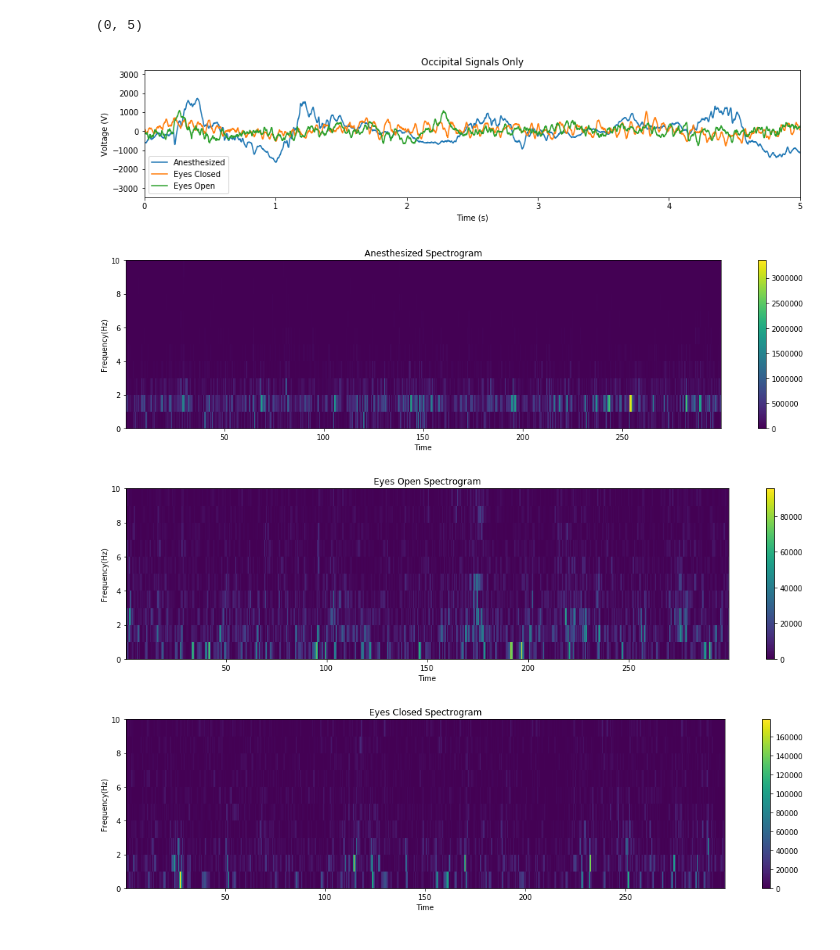
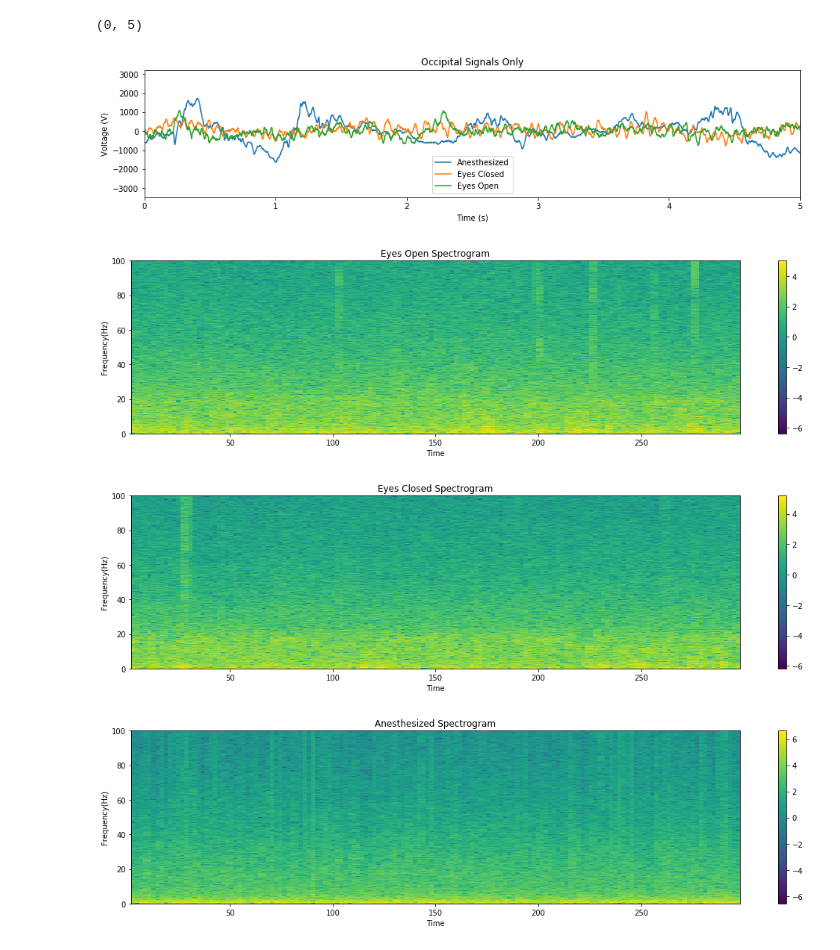
Before and after one commit to ajkeamy/Monkey_Analysis, a Jupyter notebook: Final_Project.ipynb, the cells around one changed output. Drawn from its saved outputs; the diff is of its cells as text; code cells hidden in the pictures.

```diff
--- a/Final_Project.ipynb
+++ b/Final_Project.ipynb
@@ -27,19 +83,0 @@ data
-# %%
-def plot_spectrogram(spg, t, f, freq_lims=[0,100], plot_db=False):
-    """
-    Utility function for plotting the spectrogram for you.
-
-    spg: spectrogram, 2D real-numbered array, dimensions are [frequency x time]
-    t: time axis of spectrogram
-    f: frequency axis of spectrogram
-    freq_lims (optional): limits the frequency axis, defaults to 0-100Hz
-    """
-    plt.figure(figsize=(15,4))
-    if plot_db:
-        plt.imshow(10*np.log10(spg), aspect='auto', extent=[t[0], t[-1], f[-1], f[0]])
-    else:
-        plt.imshow(spg, aspect='auto', extent=[t[0], t[-1], f[-1], f[0]])
-    plt.xlabel('Time'); plt.ylabel('Frequency(Hz)');
-    plt.ylim(freq_lims)
-    plt.colorbar()
-    plt.tight_layout()
@@ -105,9 +143,9 @@ plt.plot(time,anes,label="Anesthesized")
 plt.plot(time,eyesclosed,label="Eyes Closed")
 plt.plot(time,eyesopen,label="Eyes Open")
 plt.xlabel("Time (s)"); plt.ylabel("Voltage (V)")
-plt.legend()
+plt.legend(loc='lower center')
 plt.title('Occipital Signals Only')
 plt.xlim([0,5])
 # %% [output]
 (0, 5)
-[figure, old version]
+[figure, new version]
@@ -123,19 +152,23 @@ freqs = np.fft.fftfreq(len(anes),d=1/fs)
 # %%
-len_win=1
-len_overlap=0.5
-f_sp, t_sp, anes_sp = signal.spectrogram(anes, fs, window='rect', nperseg=int(fs*len_win), noverlap=int(fs*len_overlap), detrend=False)
-plot_spectrogram(anes_sp, t_sp, f_sp, freq_lims=[0,10], plot_db=False)
-plt.title('Anesthesized Spectrogram');
+# We will use spectrogram to get the power spectrum of the signal by using singal.spectrogram (stft)
+# We pick a window size of 4 because we found some low frequency (close to 1) in our first pass, so we want to
+# Make sure we capture all low frequencies. Since we think these frequencies should be present and not
+# changing quickly, we are okay giving away some temporal resolution
+len_win=4
+len_overlap=2
 f_sp, t_sp, open_sp = signal.spectrogram(eyesopen, fs, window='rect', nperseg=int(fs*len_win), noverlap=int(fs*len_overlap), detrend=False)
-plot_spectrogram(open_sp, t_sp, f_sp, freq_lims=[0,10], plot_db=False)
+plot_spectrogram(np.log10(open_sp), t_sp, f_sp, freq_lims=[0,100], plot_db=False)
 plt.title('Eyes Open Spectrogram');
 f_sp, t_sp, closed_sp = signal.spectrogram(eyesclosed, fs, window='rect', nperseg=int(fs*len_win), noverlap=int(fs*len_overlap), detrend=False)
-plot_spectrogram(closed_sp, t_sp, f_sp, freq_lims=[0,10], plot_db=False)
+plot_spectrogram(np.log10(closed_sp), t_sp, f_sp, freq_lims=[0,100], plot_db=False)
 plt.title('Eyes Closed Spectrogram');
+f_sp, t_sp, anes_sp = signal.spectrogram(anes, fs, window='rect', nperseg=int(fs*len_win), noverlap=int(fs*len_overlap), detrend=False)
+plot_spectrogram(np.log10(anes_sp), t_sp, f_sp, freq_lims=[0,100], plot_db=False)
+plt.title('Anesthesized Spectrogram');
 # %% [output]
-[figure, old version]
+[figure, new version]
-[figure, old version]
+[figure, new version]
-[figure, old version]
+[figure, new version]
 # %%
 # Anesthesized has a lot more power.
 spg_anes = np.mean(anes_sp,axis=1)
```
Also changed, not shown: parts of 23 cells of this notebook.
